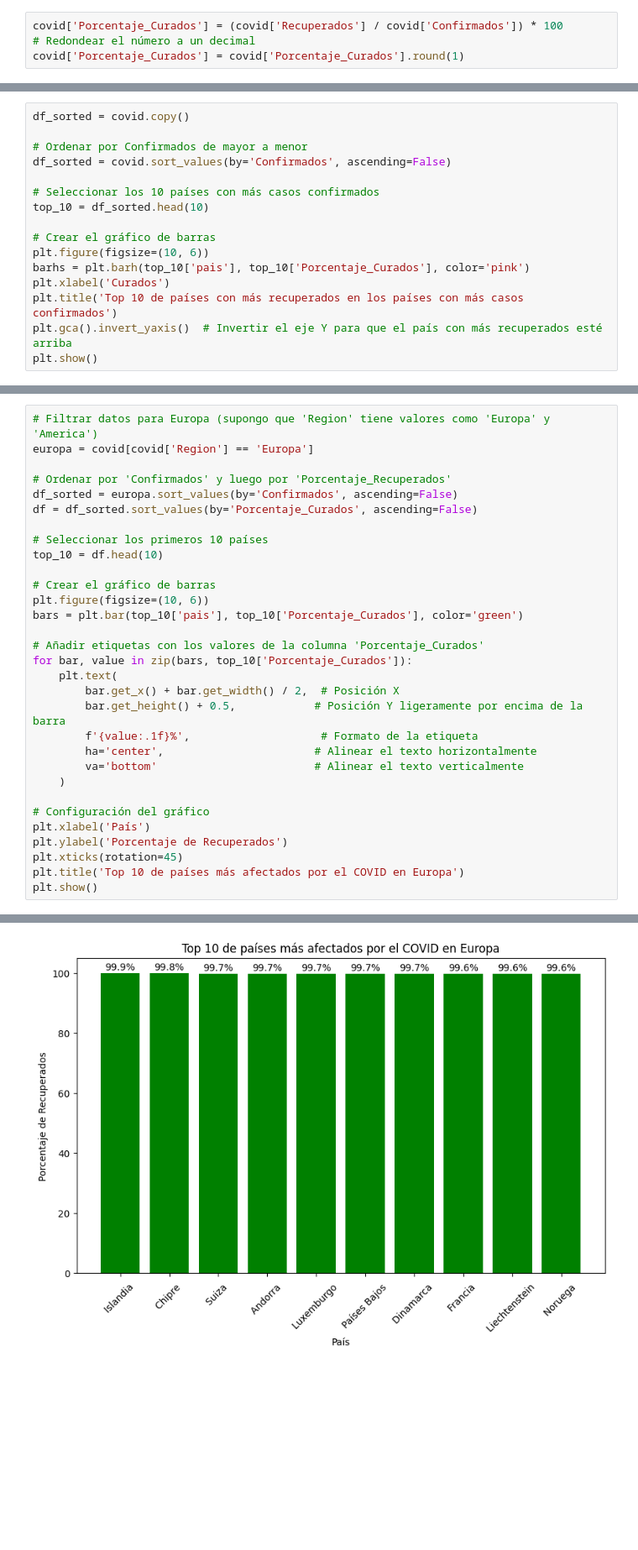
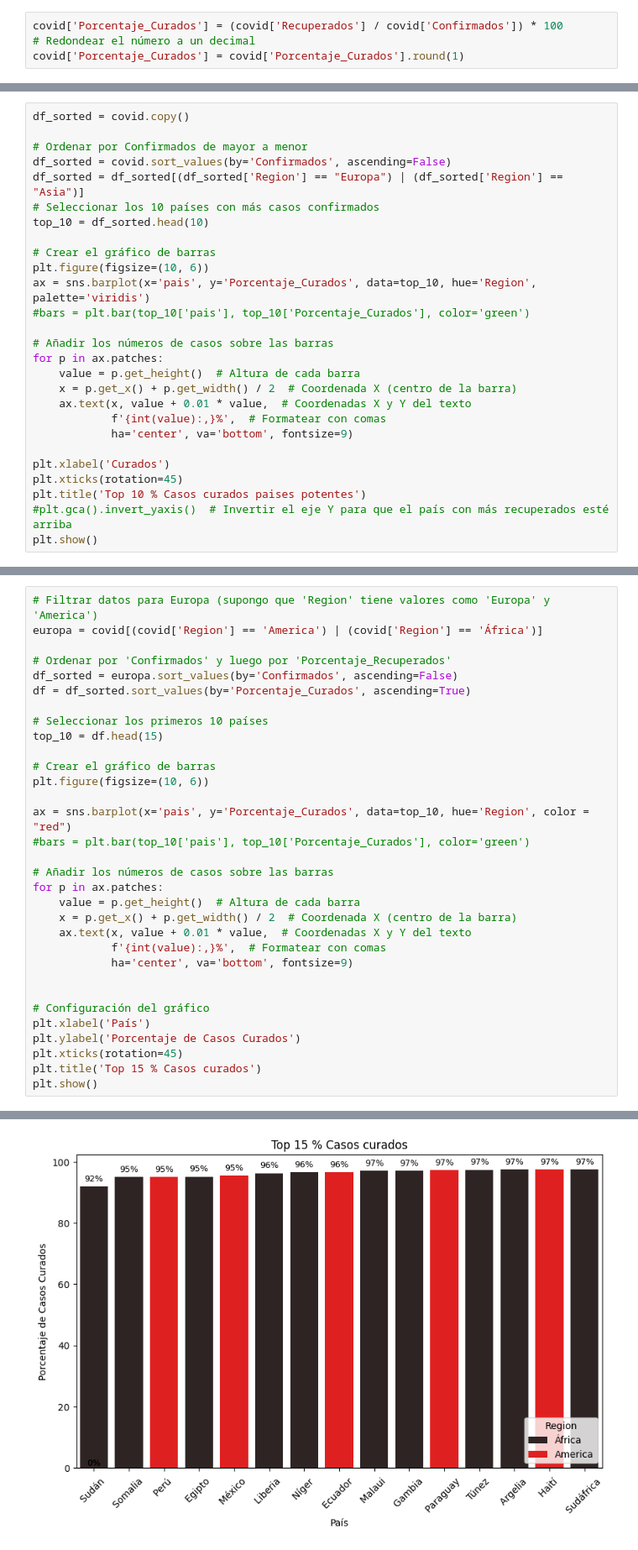
Before and after one commit to billyjoel02/EDA, a Jupyter notebook: covid.ipynb, the cells around one changed output, grey strips where cells are left out. Shown: that part at 84% size. Cells and saved outputs as stored; diff of their text form; blank space fills up the shorter version.

```diff
--- a/covid.ipynb
+++ b/covid.ipynb
@@ -465,15 +475,26 @@ df_sorted = covid.copy()
 
 # Ordenar por Confirmados de mayor a menor
 df_sorted = covid.sort_values(by='Confirmados', ascending=False)
-
+df_sorted = df_sorted[(df_sorted['Region'] == "Europa") | (df_sorted['Region'] == "Asia")]
 # Seleccionar los 10 países con más casos confirmados
 top_10 = df_sorted.head(10)
 
 # Crear el gráfico de barras
 plt.figure(figsize=(10, 6))
-barhs = plt.barh(top_10['pais'], top_10['Porcentaje_Curados'], color='pink')
+ax = sns.barplot(x='pais', y='Porcentaje_Curados', data=top_10, hue='Region', palette='viridis')
+#bars = plt.bar(top_10['pais'], top_10['Porcentaje_Curados'], color='green')
+
+# Añadir los números de casos sobre las barras
+for p in ax.patches:
+    value = p.get_height()  # Altura de cada barra
+    x = p.get_x() + p.get_width() / 2  # Coordenada X (centro de la barra)
+    ax.text(x, value + 0.01 * value,  # Coordenadas X y Y del texto
+            f'{int(value):,}%',  # Formatear con comas
+            ha='center', va='bottom', fontsize=9)
+
 plt.xlabel('Curados')
-plt.title('Top 10 de países con más recuperados en los países con más casos confirmados')
-plt.gca().invert_yaxis()  # Invertir el eje Y para que el país con más recuperados esté arriba
+plt.xticks(rotation=45)
+plt.title('Top 10 % Casos curados paises potentes')
+#plt.gca().invert_yaxis()  # Invertir el eje Y para que el país con más recuperados esté arriba
 plt.show()
 # %% [output]
@@ -481,32 +502,33 @@ plt.show()
 # %%
 # Filtrar datos para Europa (supongo que 'Region' tiene valores como 'Europa' y 'America')
-europa = covid[covid['Region'] == 'Europa']
+europa = covid[(covid['Region'] == 'America') | (covid['Region'] == 'África')]
 
 # Ordenar por 'Confirmados' y luego por 'Porcentaje_Recuperados'
 df_sorted = europa.sort_values(by='Confirmados', ascending=False)
-df = df_sorted.sort_values(by='Porcentaje_Curados', ascending=False)
+df = df_sorted.sort_values(by='Porcentaje_Curados', ascending=True)
 
 # Seleccionar los primeros 10 países
-top_10 = df.head(10)
+top_10 = df.head(15)
 
 # Crear el gráfico de barras
 plt.figure(figsize=(10, 6))
-bars = plt.bar(top_10['pais'], top_10['Porcentaje_Curados'], color='green')
 
-# Añadir etiquetas con los valores de la columna 'Porcentaje_Curados'
-for bar, value in zip(bars, top_10['Porcentaje_Curados']):
-    plt.text(
-        bar.get_x() + bar.get_width() / 2,  # Posición X
-        bar.get_height() + 0.5,            # Posición Y ligeramente por encima de la barra
-        f'{value:.1f}%',                    # Formato de la etiqueta
-        ha='center',                       # Alinear el texto horizontalmente
-        va='bottom'                        # Alinear el texto verticalmente
-    )
+ax = sns.barplot(x='pais', y='Porcentaje_Curados', data=top_10, hue='Region', color = "red")
+#bars = plt.bar(top_10['pais'], top_10['Porcentaje_Curados'], color='green')
+
+# Añadir los números de casos sobre las barras
+for p in ax.patches:
+    value = p.get_height()  # Altura de cada barra
+    x = p.get_x() + p.get_width() / 2  # Coordenada X (centro de la barra)
+    ax.text(x, value + 0.01 * value,  # Coordenadas X y Y del texto
+            f'{int(value):,}%',  # Formatear con comas
+            ha='center', va='bottom', fontsize=9)
+
 
 # Configuración del gráfico
 plt.xlabel('País')
-plt.ylabel('Porcentaje de Recuperados')
+plt.ylabel('Porcentaje de Casos Curados')
 plt.xticks(rotation=45)
-plt.title('Top 10 de países más afectados por el COVID en Europa')
+plt.title('Top 15 % Casos curados')
 plt.show()
 # %% [output]
@@ -513 +538 @@ plt.show()
-[figure, old version]
+[figure, new version]
```
Also changed, not shown: parts of 16 cells of this notebook.
